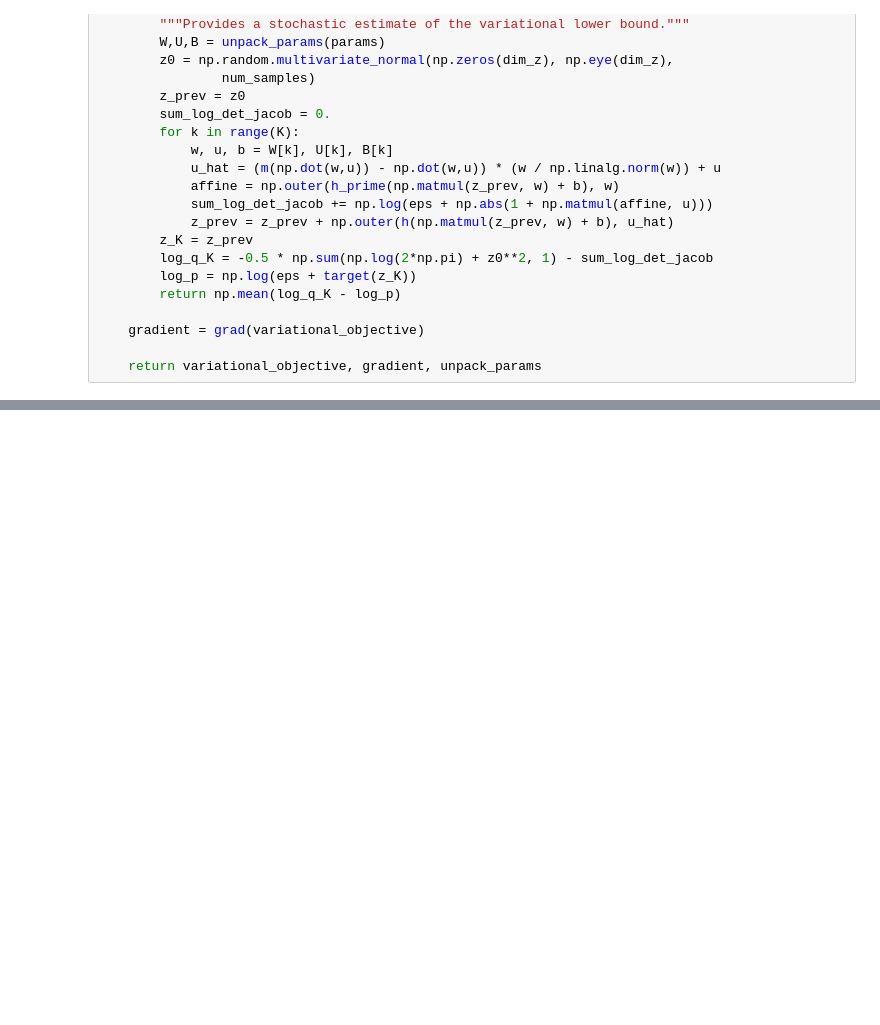
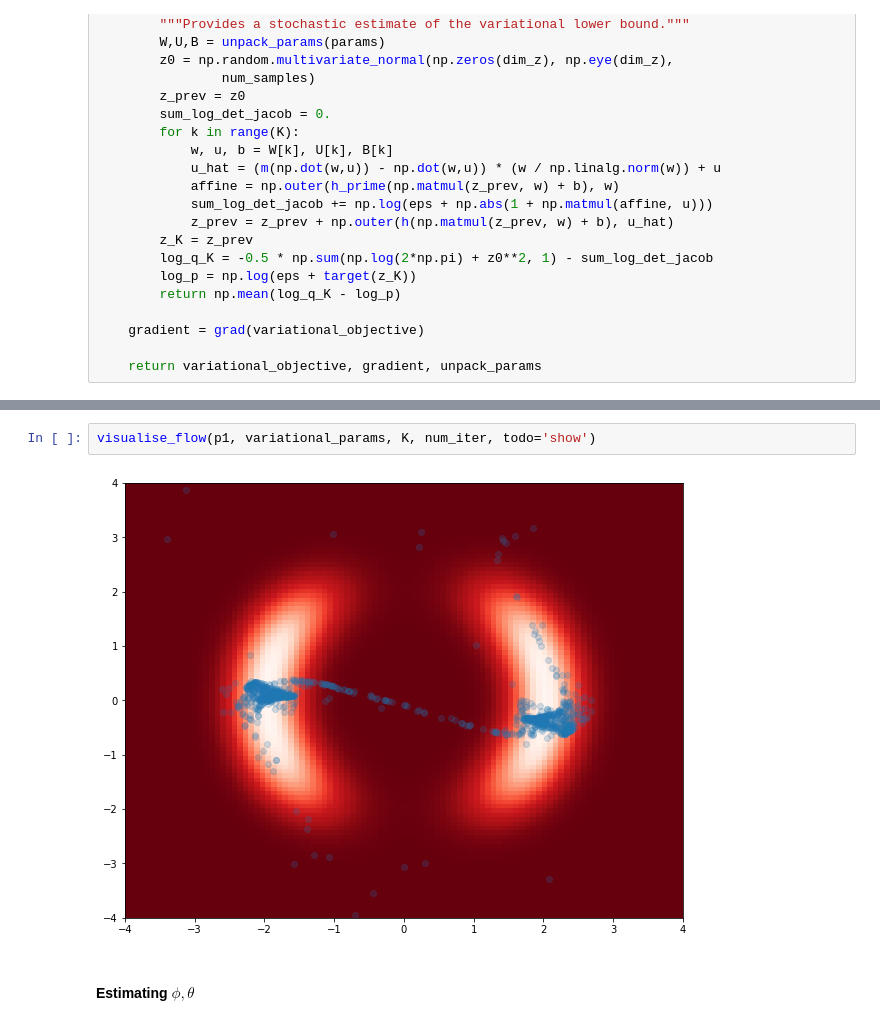
Before and after one commit to suton5/vi-normflows, a Jupyter notebook: Final.ipynb, the cells around one changed output, grey strips where cells are left out. Drawn from its saved outputs; the diff is of its cells as text; blank space fills up the shorter version.

```diff
--- a/Final.ipynb
+++ b/Final.ipynb
@@ -595,0 +676,6 @@ visualise(p1, variational_params)
+# %%
+visualise_flow(p1, variational_params, K, num_iter, todo='show')
+# %% [output]
+[figure, added]
+# %% [markdown]
+#### Estimating $\phi,\theta$
```
Also changed, not shown: parts of 9 cells of this notebook, 14 other files.
